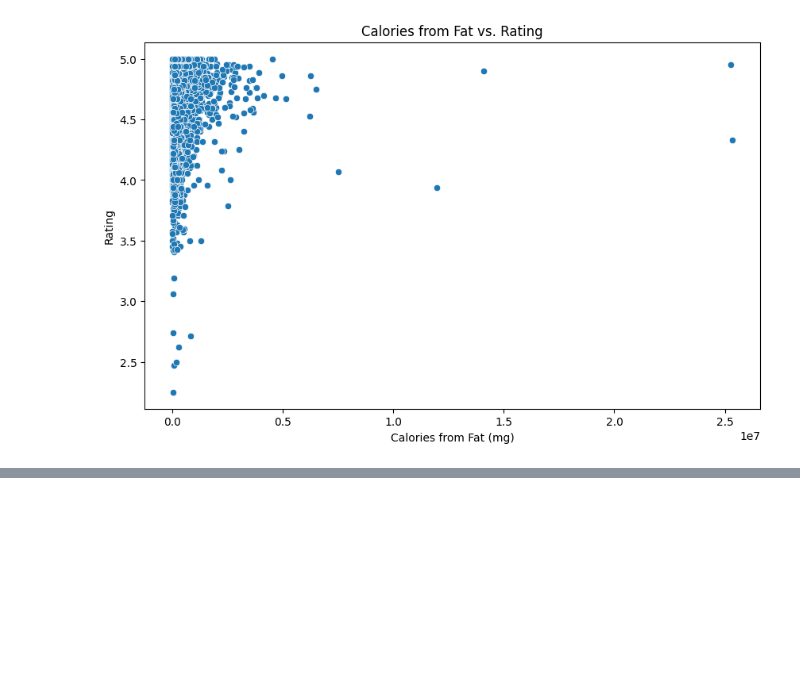
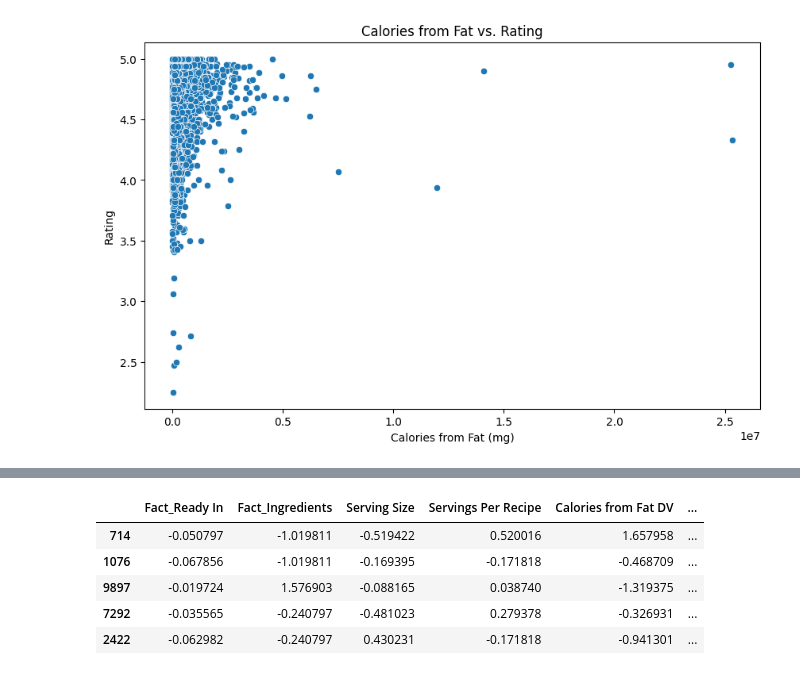
Before and after one commit to rabin-k/Recipe-Generator, a Jupyter notebook: notebook/recipes.ipynb, the cells around one changed output, grey strips where cells are left out. Saved outputs shown, nothing was run; the diff lists cells and outputs as text; code cells hidden in the pictures; blank space fills up the shorter version.

```diff
--- a/notebook/recipes.ipynb
+++ b/notebook/recipes.ipynb
@@ -297,0 +539,18 @@ plt.show()
+# %%
+# Combine all text fields into a single dataset
+df_processed['text'] = df_processed['Name'] + ' ' + df_processed['Description'] + ' ' + df_processed['Ingredients'] + ' ' + df_processed['Directions']
+# %%
+# Tokenize the text data
+tokenizer = Tokenizer(num_words=50000, lower=True)
+tokenizer.fit_on_texts(df_processed['text'].values)
+word_index = tokenizer.word_index
+
+# Convert text to sequences and pad them
+sequences = tokenizer.texts_to_sequences(df_processed['text'].values)
+padded_sequences = pad_sequences(sequences, maxlen=250)
+
+# Split the data into training and validation sets
+# X_train_text, X_val_text, y_train_text, y_val_text = train_test_split(padded_sequences, df_processed['text'], test_size=0.2, random_state=42)
+# X_train_num, X_val_num, y_train_num, y_val_num = train_test_split(df_processed[numerical_cols+categorical_cols], df_processed['text'], test_size=0.2, random_state=42)
+X_train_text, X_val_text, y_train_text, y_val_text = train_test_split(padded_sequences, df_processed['text'], test_size=0.2, random_state=42)
+X_train_num, X_val_num = train_test_split(df_processed[numerical_cols + categorical_cols], test_size=0.2, random_state=42)
@@ -297,0 +561,9 @@ plt.show()
+# %%
+X_train_num.head()
+# %% [output]
+|  | Fact_Ready In | Fact_Ingredients | Serving Size | Servings Per Recipe | Calories from Fat DV | ... |
+| 714 | -0.050797 | -1.019811 | -0.519422 | 0.520016 | 1.657958 | ... |
+| 1076 | -0.067856 | -1.019811 | -0.169395 | -0.171818 | -0.468709 | ... |
+| 9897 | -0.019724 | 1.576903 | -0.088165 | 0.038740 | -1.319375 | ... |
+| 7292 | -0.035565 | -0.240797 | -0.481023 | 0.279378 | -0.326931 | ... |
+| 2422 | -0.062982 | -0.240797 | 0.430231 | -0.171818 | -0.941301 | ... |
```
Also changed, not shown: parts of 22 cells of this notebook.
